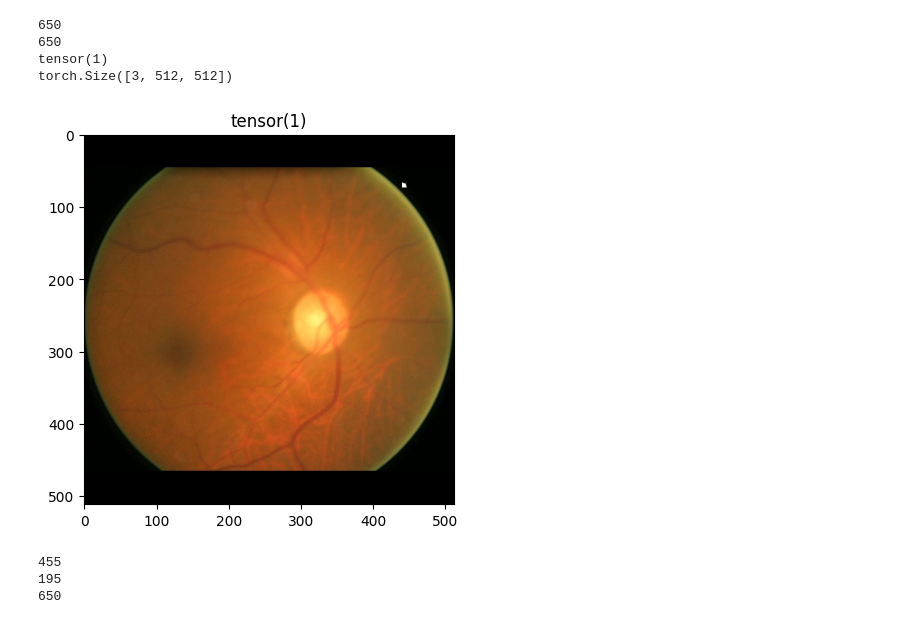
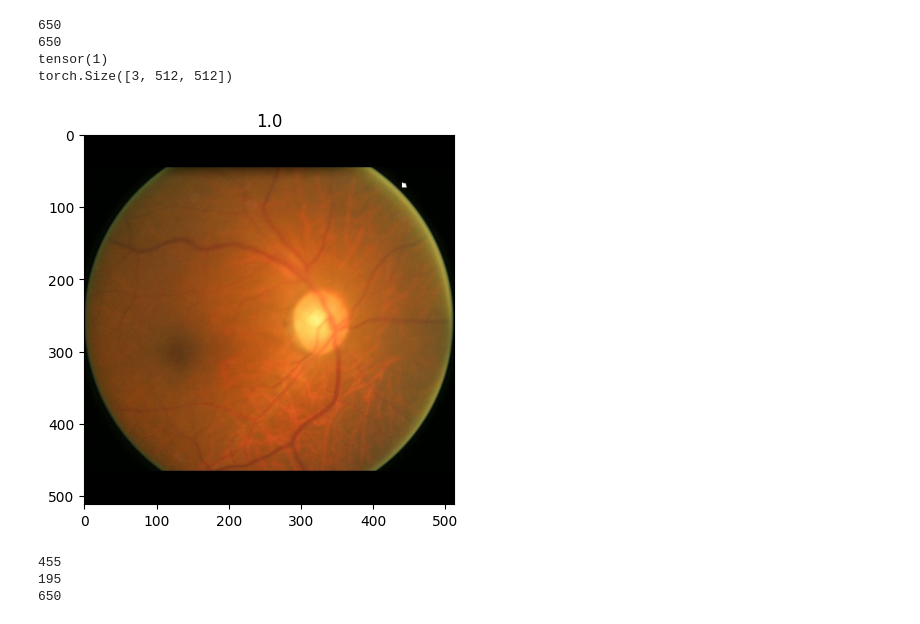
Before and after one commit to OP-75/Glycoma-detection-project, a Jupyter notebook: exploringDataset.ipynb, the cells around one changed output. Cells and saved outputs as stored; diff of their text form; code cells hidden in the pictures.

```diff
--- a/exploringDataset.ipynb
+++ b/exploringDataset.ipynb
@@ -113,36 +113,39 @@ tensor(1)
 torch.Size([3, 512, 512])
 # %%
 from torch.utils.data import Dataset
-
+import torchvision.transforms as tt
 # see youtube vid about how to create custom datasets
 # https://www.analyticsvidhya.com/blog/2021/09/torch-dataset-and-dataloader-early-loading-of-data/
 # https://youtu.be/NVxCKdp0NhQ
 class CustomDS(Dataset):
     def __init__(self, dataAndLables):
         self.dataAndLabels = dataAndLables
 
+
     def __len__(self):
         return len(self.dataAndLabels)
 
     def __getitem__(self, index):
         img = self.dataAndLabels[index][0]
         label = self.dataAndLabels[index][1]
-        return img,label
+        return img,torch.Tensor([label])
 
 
 ds = CustomDS(dataAndLables)
 
 dataloader = torch.utils.data.DataLoader(ds, batch_size=36, shuffle=False)
 
+toPil = tt.ToPILImage()
+
 for img,label in dataloader:
-    plt.title(label=label[35])
-    plt.imshow(img[35].permute(1,2,0))
+    plt.title(label=label[35].item())
+    plt.imshow(toPil(img[35]))
     break
 
 
 #checked the customDS and dataloader, and they were tested/crosschecked to be found ok, img 36 in OG dataset is with glycoma and the label we got from dataloader is 1
 # %% [output]
-[figure, old version]
+[figure, new version]
 # %%
 
 train_ds, test_ds = torch.utils.data.random_split(dataset=ds, lengths=[0.7,0.3])
```
Also changed, not shown: parts of 9 cells of this notebook, 2 other files.
